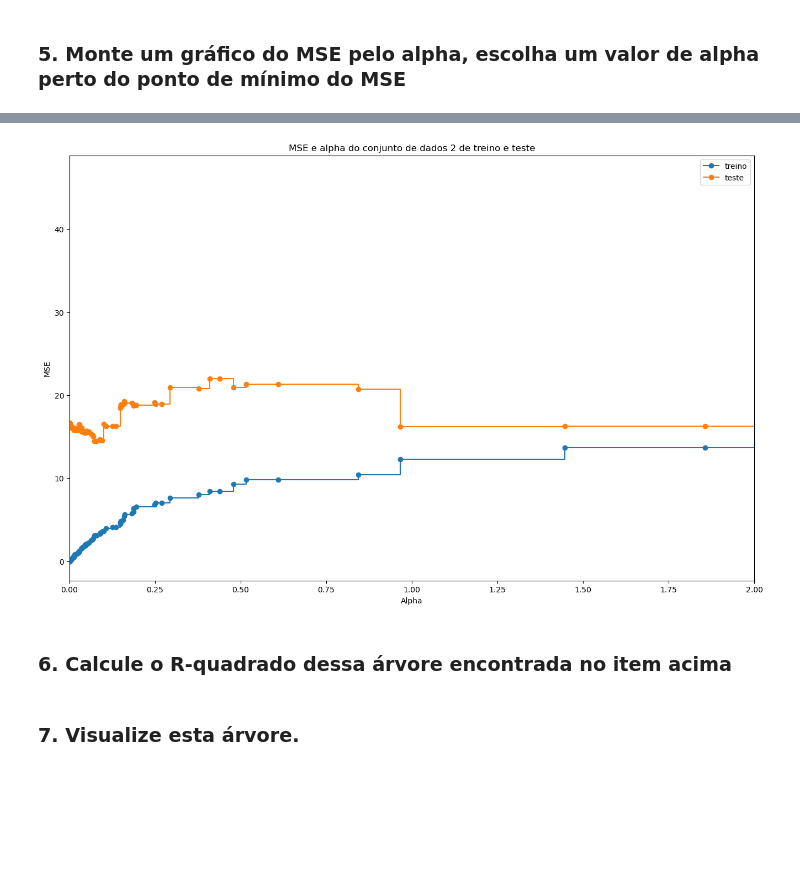
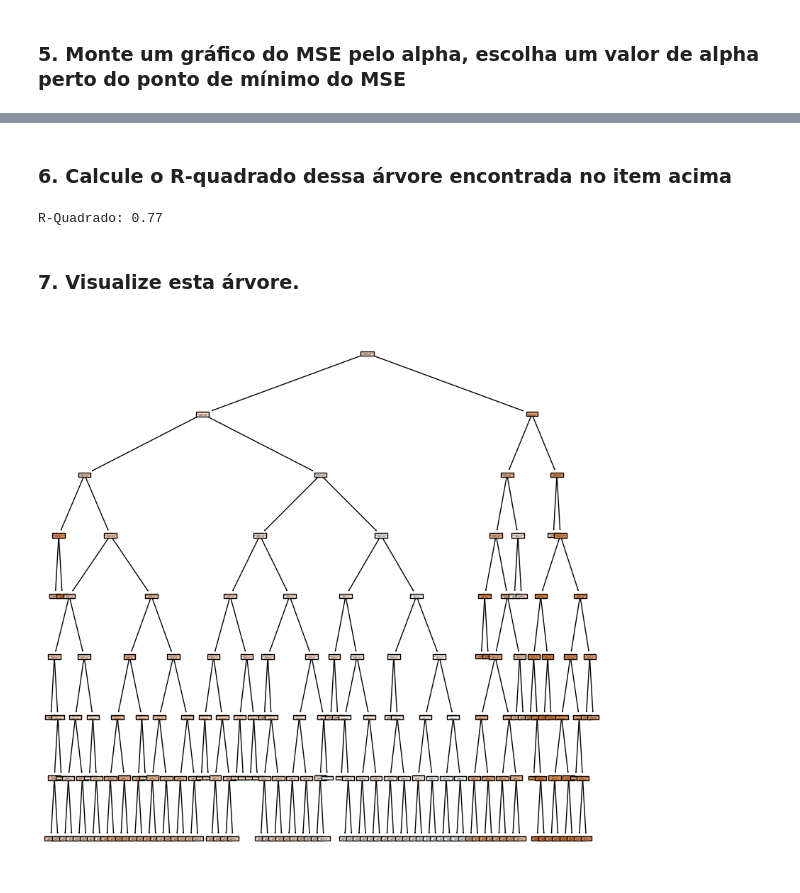
Before and after one commit to rr-mochiccino/ebac-datascience, a Jupyter notebook: Modulo11Ex02.ipynb, the cells around one changed output, grey strips where cells are left out. Cells and saved outputs as stored; diff of their text form; code cells hidden in the pictures; blank space fills up the shorter version.

```diff
--- a/Modulo11Ex02.ipynb
+++ b/Modulo11Ex02.ipynb
@@ -150,25 +143,16 @@ plt.show()
-# %%
-import matplotlib.pyplot as plt
-
-ccp_alphas1 = ccp_alphas1[:-1]
-train_scores1 = train_scores2[:len(ccp_alphas2)]
-test_scores1 = test_scores2[:len(ccp_alphas2)]
-
-fig, ax = plt.subplots (figsize = (16,10))
-
-ax.set_xlabel("Alpha")
-ax.set_ylabel("MSE")
-ax.set_title("MSE e alpha do conjunto de dados 2 de treino e teste")
-ax.plot(ccp_alphas2, train_scores2, marker='o', label="treino", drawstyle = "steps-post")
-ax.plot(ccp_alphas2, test_scores2, marker='o', label="teste",drawstyle = "steps-post")
-plt.xlim(0.0, 2)
-
-ax.legend()
-
-plt.show()
-# %% [output]
-[figure, removed]
 # %% [markdown]
 ### 6. Calcule o R-quadrado dessa árvore encontrada no item acima
+# %%
+
+arvore_final = DecisionTreeRegressor(random_state = 42, ccp_alpha = 2)
+arvore_final.fit(X_train, y_train)
+print(f"R-Quadrado: {arvore_final.score(X_test, y_test):.2f}")
+# %% [output]
+R-Quadrado: 0.77
 # %% [markdown]
 ### 7. Visualize esta árvore.
+# %%
+plt.rc('figure', figsize=(10, 10))
+tp = tree.plot_tree(regr_2, feature_names=X.columns, filled=True)
+# %% [output]
+[figure, added]
```
Also changed, not shown: parts of 1 cell of this notebook.
